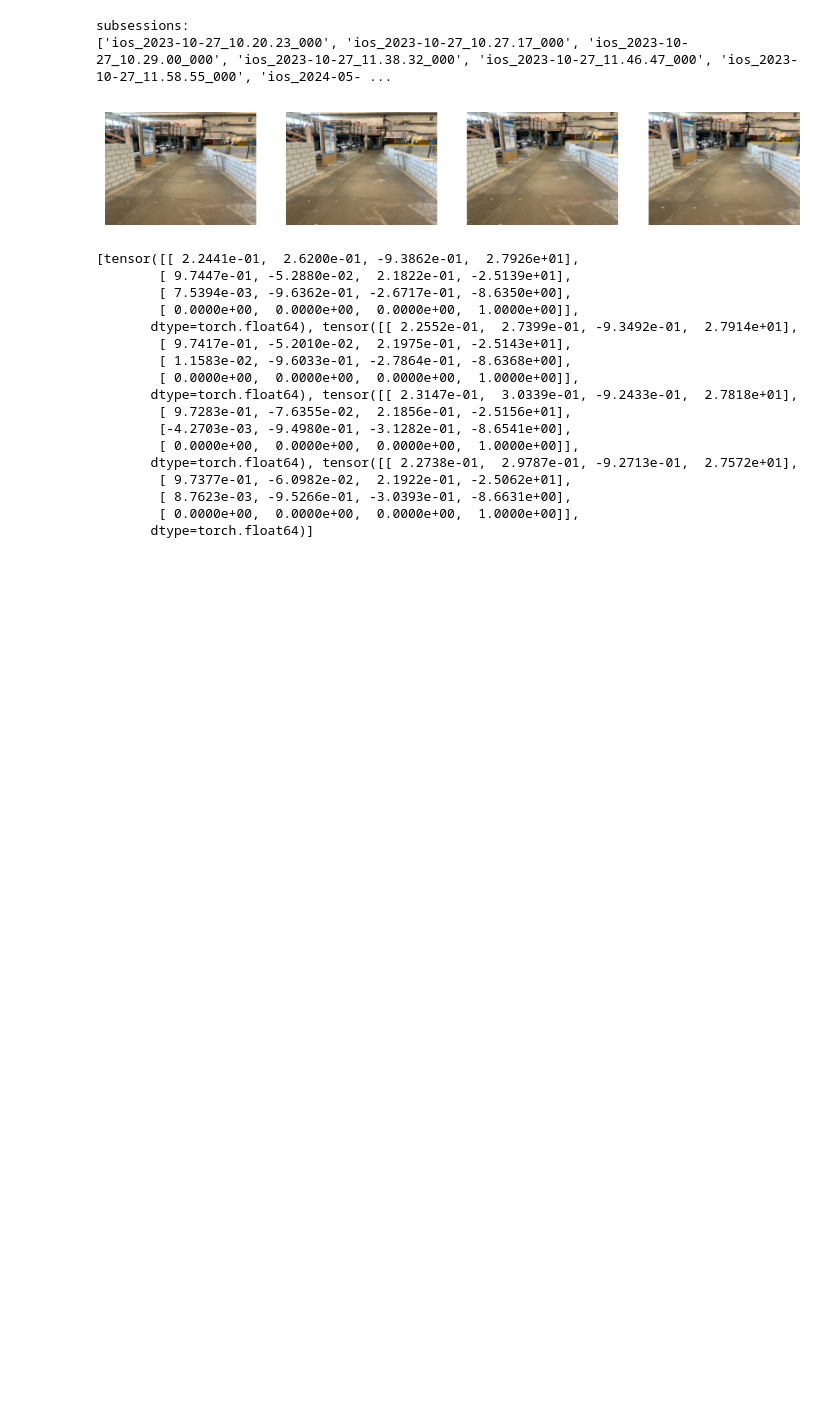
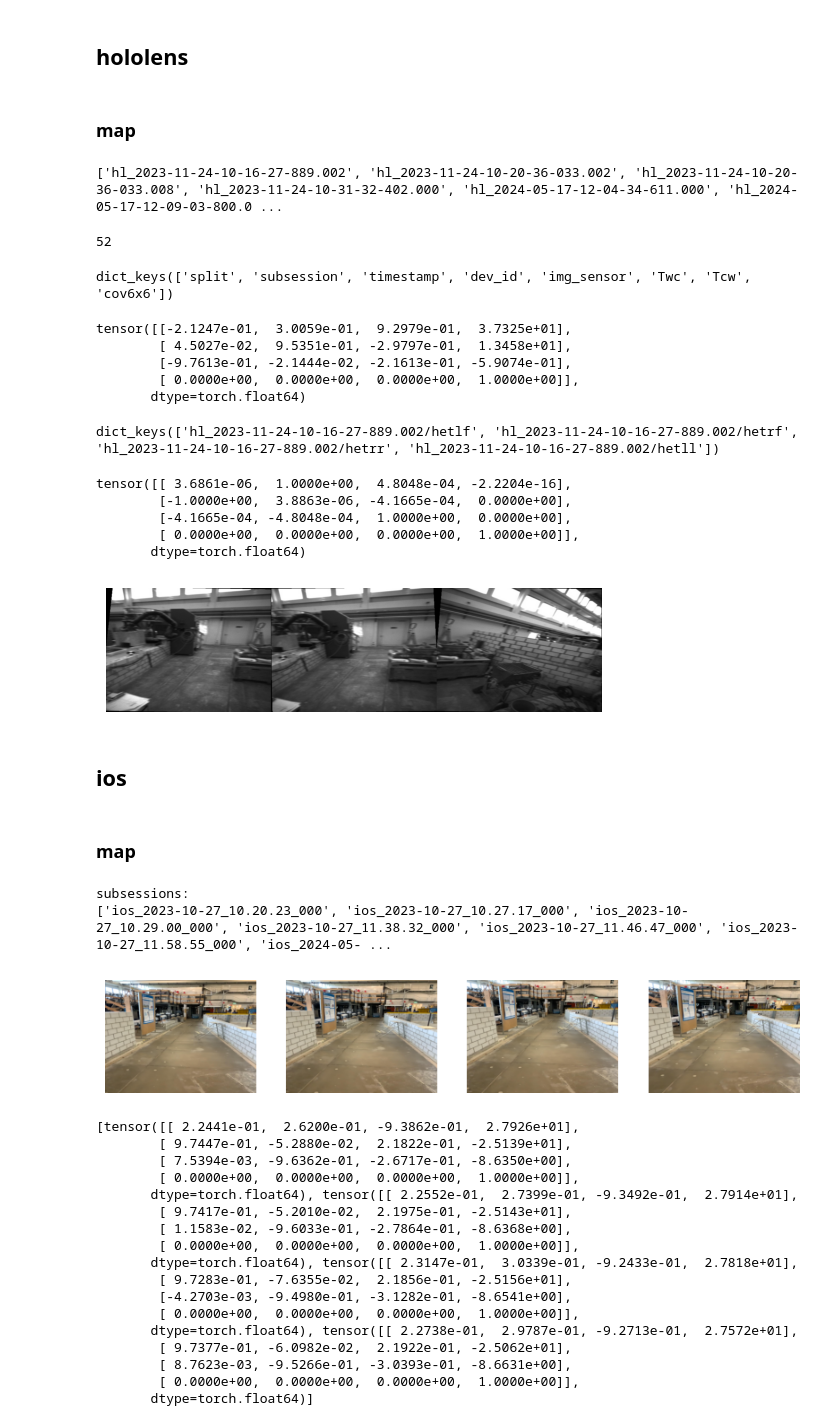
Before and after one commit to sergio-alberto-dlm/visual_localization, a Jupyter notebook: 1_feat_extract.ipynb, the cells around one changed output. Saved outputs shown, nothing was run; the diff lists cells and outputs as text; code cells hidden in the pictures; blank space fills up the shorter version.

```diff
--- a/1_feat_extract.ipynb
+++ b/1_feat_extract.ipynb
@@ -30,0 +127,57 @@ pair_loader = DataLoader(pairs, batch_size=1, shuffle=False)
+# %% [markdown]
+## hololens
+# %% [markdown]
+### map
+# %%
+root = "/media/jbhayet/Data/datasets/crocodl-dataset/capture/HYDRO/sessions"  # contains ios_map/ and ios_query/
+tfm = T.Compose([T.Resize((480, 640)), T.ToTensor()])
+
+map_ds = HLMapDataset(root, transform=tfm, subsession="hl_2023-11-24-10-16-27-889.002")
+# %%
+print(map_ds.idx.subsessions)
+# %% [output]
+['hl_2023-11-24-10-16-27-889.002', 'hl_2023-11-24-10-20-36-033.002', 'hl_2023-11-24-10-20-36-033.008', 'hl_2023-11-24-10-31-32-402.000', 'hl_2024-05-17-12-04-34-611.000', 'hl_2024-05-17-12-09-03-800.0 ...
+# %%
+len(map_ds)
+# %% [output]
+52
+# %%
+map_ds[0].keys()
+# %% [output]
+dict_keys(['split', 'subsession', 'timestamp', 'dev_id', 'img_sensor', 'Twc', 'Tcw', 'cov6x6'])
+# %%
+map_ds[0]["Twc"]
+# %% [output]
+tensor([[-2.1247e-01,  3.0059e-01,  9.2979e-01,  3.7325e+01],
+        [ 4.5027e-02,  9.5351e-01, -2.9797e-01,  1.3458e+01],
+        [-9.7613e-01, -2.1444e-02, -2.1613e-01, -5.9074e-01],
+        [ 0.0000e+00,  0.0000e+00,  0.0000e+00,  1.0000e+00]],
+       dtype=torch.float64)
+# %%
+map_ds[11]["img_sensor"].keys()
+# %% [output]
+dict_keys(['hl_2023-11-24-10-16-27-889.002/hetlf', 'hl_2023-11-24-10-16-27-889.002/hetrf', 'hl_2023-11-24-10-16-27-889.002/hetrr', 'hl_2023-11-24-10-16-27-889.002/hetll'])
+# %%
+map_ds[0]["img_sensor"]['hl_2023-11-24-10-16-27-889.002/hetlf'].Trs
+# %% [output]
+tensor([[ 3.6861e-06,  1.0000e+00,  4.8048e-04, -2.2204e-16],
+        [-1.0000e+00,  3.8863e-06, -4.1665e-04,  0.0000e+00],
+        [-4.1665e-04, -4.8048e-04,  1.0000e+00,  0.0000e+00],
+        [ 0.0000e+00,  0.0000e+00,  0.0000e+00,  1.0000e+00]],
+       dtype=torch.float64)
+# %%
+img_lf = map_ds[0]["img_sensor"]['hl_2023-11-24-10-16-27-889.002/hetlf'].img.permute(1, 2, 0)
+img_rf = map_ds[0]["img_sensor"]['hl_2023-11-24-10-16-27-889.002/hetrf'].img.permute(1, 2, 0)
+img_rr = map_ds[0]["img_sensor"]['hl_2023-11-24-10-16-27-889.002/hetrr'].img.permute(1, 2, 0)
+
+
+snapshot = torch.cat([img_lf, img_rf, img_rr], axis=1)
+
+plt.imshow(snapshot); plt.axis("off")
+plt.show()
+# %% [output]
+[figure, added]
+# %% [markdown]
+## ios
+# %% [markdown]
+### map
```
Also changed, not shown: parts of 18 cells of this notebook.
